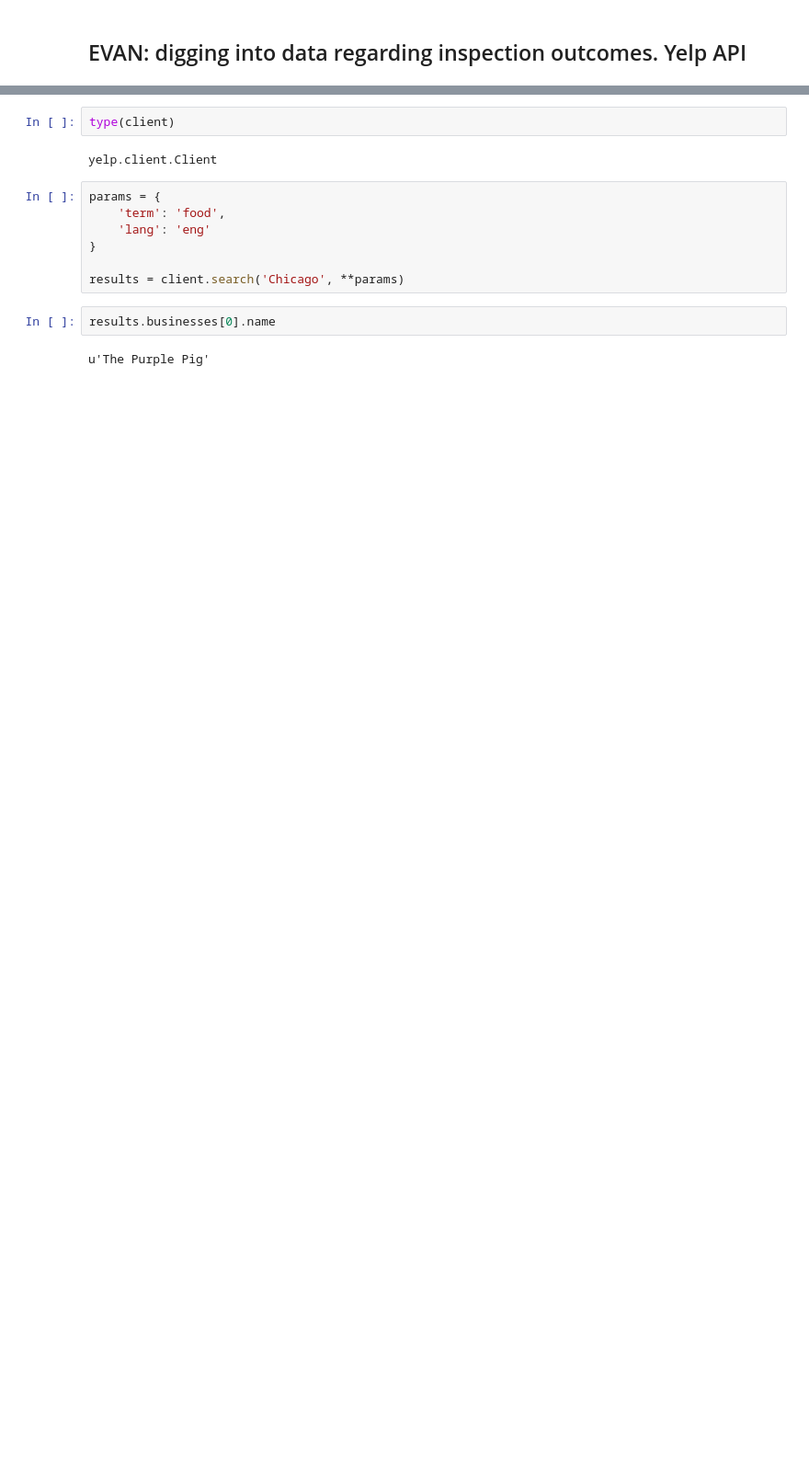
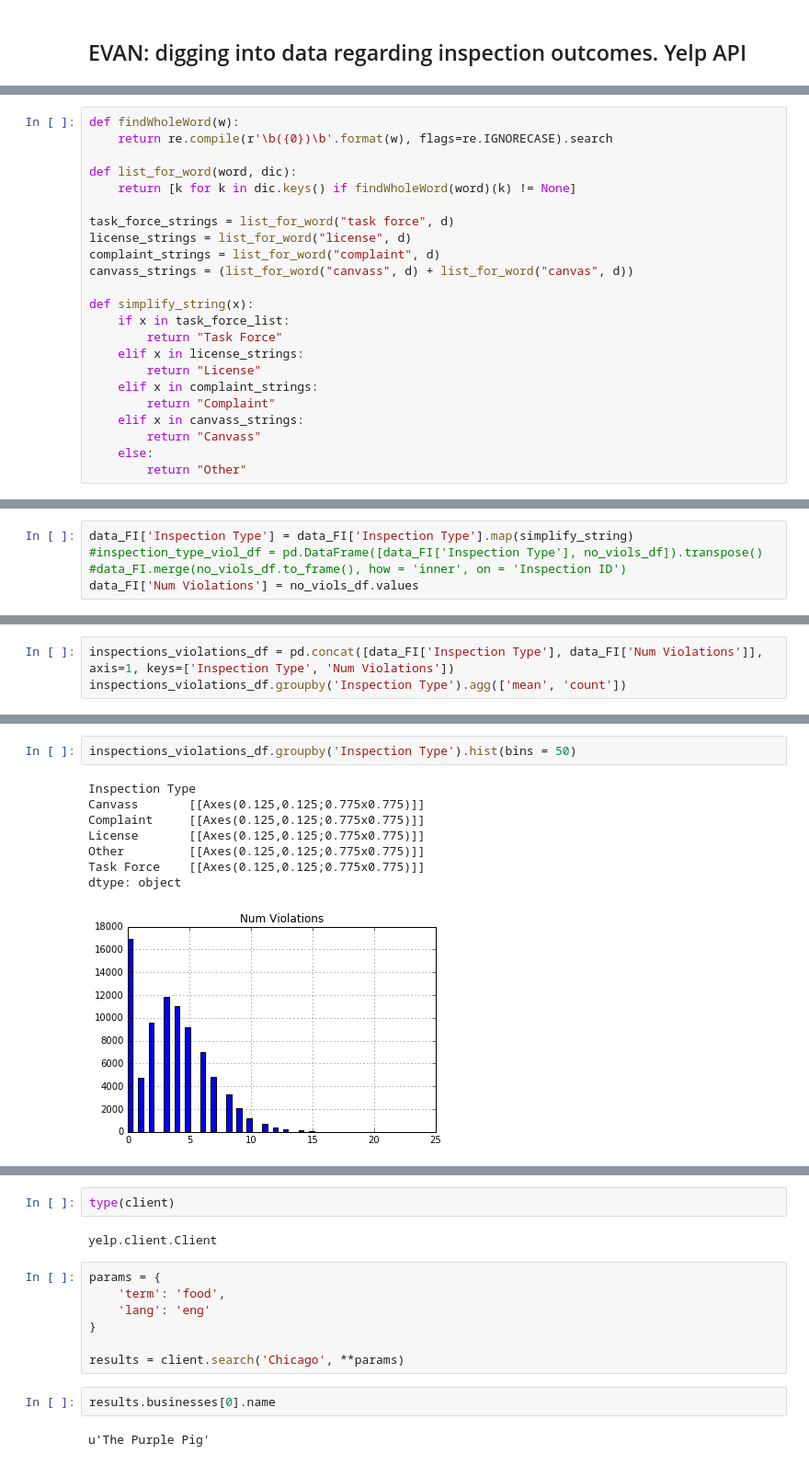
Before and after one commit to thewassermann/inspection_project, a Jupyter notebook: Evan Food Inspection Project Milestone #3.ipynb, the cells around one changed output, grey strips where cells are left out. Shown at 92% size. Drawn from its saved outputs; the diff is of its cells as text; blank space fills up the shorter version.

```diff
--- a/Evan Food Inspection Project Milestone #3.ipynb
+++ b/Evan Food Inspection Project Milestone #3.ipynb
@@ -6,0 +101,23 @@
+# %%
+def findWholeWord(w):
+    return re.compile(r'\b({0})\b'.format(w), flags=re.IGNORECASE).search
+
+def list_for_word(word, dic):
+    return [k for k in dic.keys() if findWholeWord(word)(k) != None]
+
+task_force_strings = list_for_word("task force", d)
+license_strings = list_for_word("license", d)
+complaint_strings = list_for_word("complaint", d)
+canvass_strings = (list_for_word("canvass", d) + list_for_word("canvas", d))
+
+def simplify_string(x):
+    if x in task_force_list:
+        return "Task Force"
+    elif x in license_strings:
+        return "License"
+    elif x in complaint_strings:
+        return "Complaint"
+    elif x in canvass_strings:
+        return "Canvass"
+    else:
+        return "Other"
@@ -6,0 +136,5 @@
+# %%
+data_FI['Inspection Type'] = data_FI['Inspection Type'].map(simplify_string)
+#inspection_type_viol_df = pd.DataFrame([data_FI['Inspection Type'], no_viols_df]).transpose()
+#data_FI.merge(no_viols_df.to_frame(), how = 'inner', on = 'Inspection ID')
+data_FI['Num Violations'] = no_viols_df.values
@@ -6,0 +143,3 @@
+# %%
+inspections_violations_df = pd.concat([data_FI['Inspection Type'], data_FI['Num Violations']], axis=1, keys=['Inspection Type', 'Num Violations'])
+inspections_violations_df.groupby('Inspection Type').agg(['mean', 'count'])
@@ -6,0 +157,11 @@
+# %%
+inspections_violations_df.groupby('Inspection Type').hist(bins = 50)
+# %% [output]
+Inspection Type
+Canvass       [[Axes(0.125,0.125;0.775x0.775)]]
+Complaint     [[Axes(0.125,0.125;0.775x0.775)]]
+License       [[Axes(0.125,0.125;0.775x0.775)]]
+Other         [[Axes(0.125,0.125;0.775x0.775)]]
+Task Force    [[Axes(0.125,0.125;0.775x0.775)]]
+dtype: object
+[figure, added]
```
Also changed, not shown: parts of 29 cells of this notebook.
